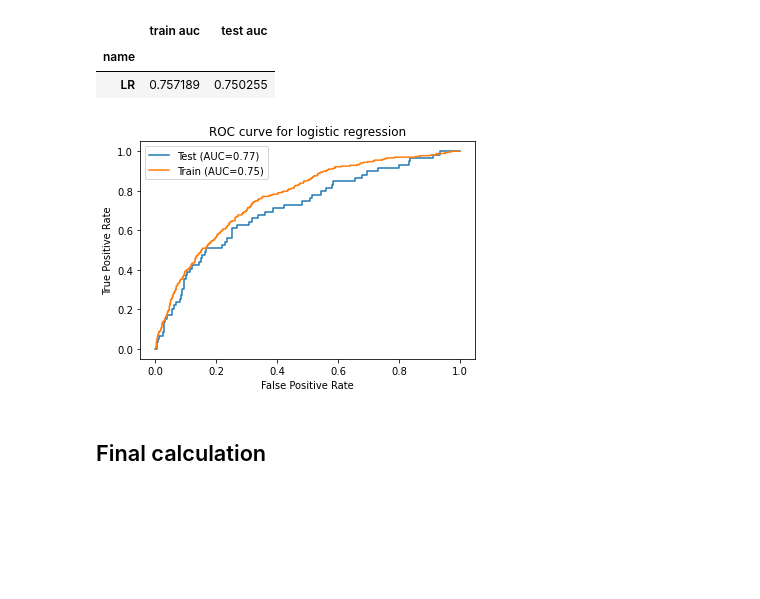
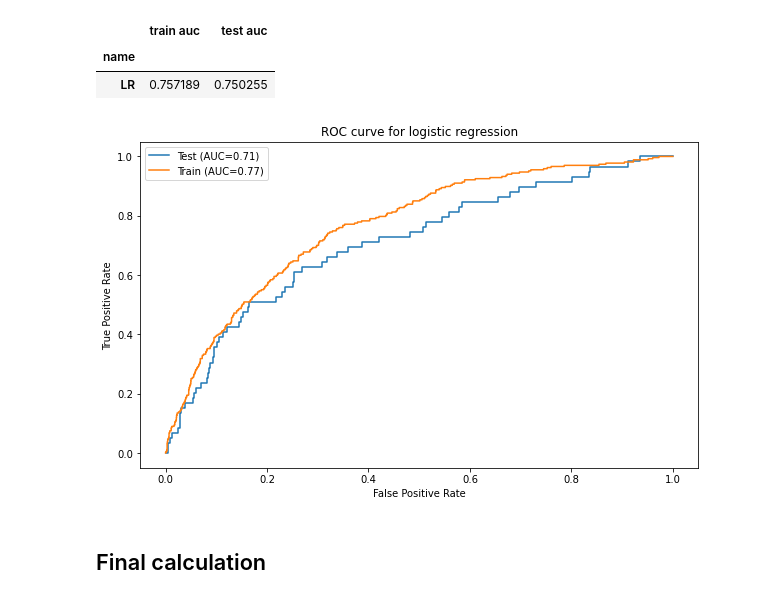
Before and after one commit to MatanSolomon01/097400-Final-Project, a Jupyter notebook: Causal Inferense/Propensity scores.ipynb, the cells around one changed output. Saved outputs shown, nothing was run; the diff lists cells and outputs as text; code cells hidden in the pictures; blank space fills up the shorter version.

```diff
--- a/Causal Inferense/Propensity scores.ipynb
+++ b/Causal Inferense/Propensity scores.ipynb
@@ -48,22 +48,25 @@ models[['name', 'train auc', 'test auc']].groupby('name').mean()
 # %%
 rocs = pd.DataFrame(rocs)
 # %%
-fig, ax = plt.subplots()
+fig, ax = plt.subplots(figsize=(10,6))
 epoch = 0
 for i, name in enumerate(['LR']):
     alg_epoch = rocs[(rocs['epoch']==epoch)&(rocs['name']==name)]
     test_fpr, test_tpr = alg_epoch['test_fpr'].item(), alg_epoch['test_tpr'].item()
     train_fpr, train_tpr = alg_epoch['train_fpr'].item(), alg_epoch['train_tpr'].item()
 
+    alg_epoch = models[(models['epoch']==epoch)&(models['name']==name)]
+    train_auc, test_auc = alg_epoch['train auc'].item(), alg_epoch['test auc'].item()
     ax.plot(test_fpr, test_tpr, label=f'Test (AUC={round(test_auc,2)})')
     ax.plot(train_fpr, train_tpr, label=f'Train (AUC={round(train_auc,2)})')
     ax.set_ylabel('True Positive Rate')
     ax.set_xlabel('False Positive Rate')
     ax.legend()
     ax.set_title(f"ROC curve for logistic regression")
+plt.savefig("../plots/ROC lr")
 plt.show()
 # %% [output]
-[figure, old version]
+[figure, new version]
 # %% [markdown]
 ## Final calculation
 # %%
```
Also changed, not shown: parts of 1 cell of this notebook, 2 other files.
